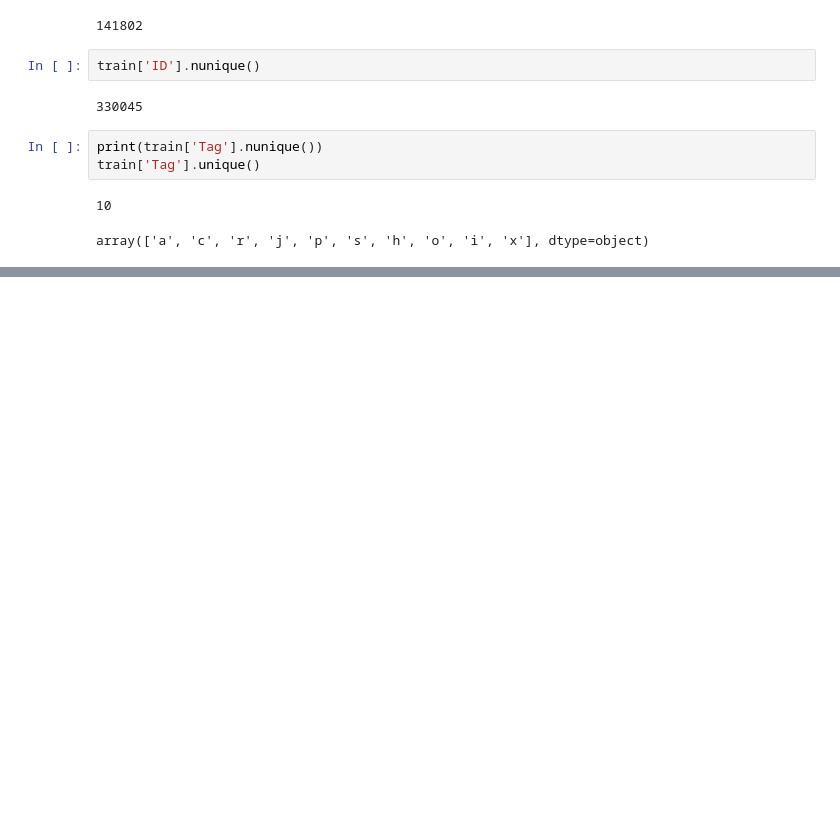
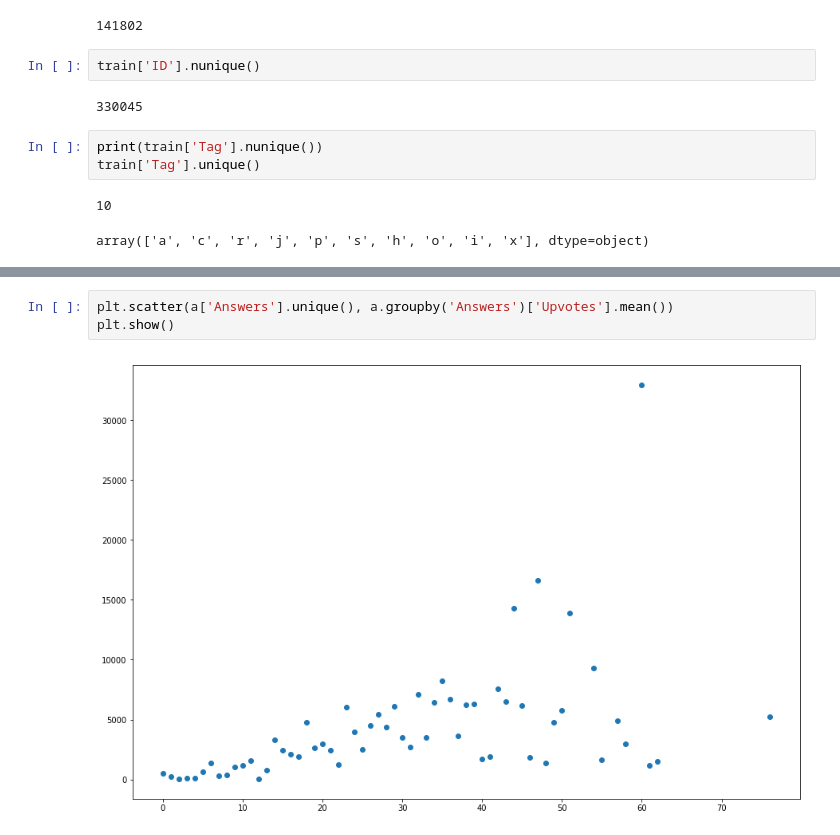
Before and after one commit to shubhamgoel184/IIT-BHU---enigma, a Jupyter notebook: train.ipynb, the cells around one changed output, grey strips where cells are left out. Cells and saved outputs as stored; diff of their text form; blank space fills up the shorter version.

```diff
--- a/train.ipynb
+++ b/train.ipynb
@@ -100,0 +152,5 @@ array(['a', 'c', 'r', 'j', 'p', 's', 'h', 'o', 'i', 'x'], dtype=object)
+# %%
+plt.scatter(a['Answers'].unique(), a.groupby('Answers')['Upvotes'].mean())
+plt.show()
+# %% [output]
+[figure, added]
```
Also changed, not shown: parts of 71 cells of this notebook.
